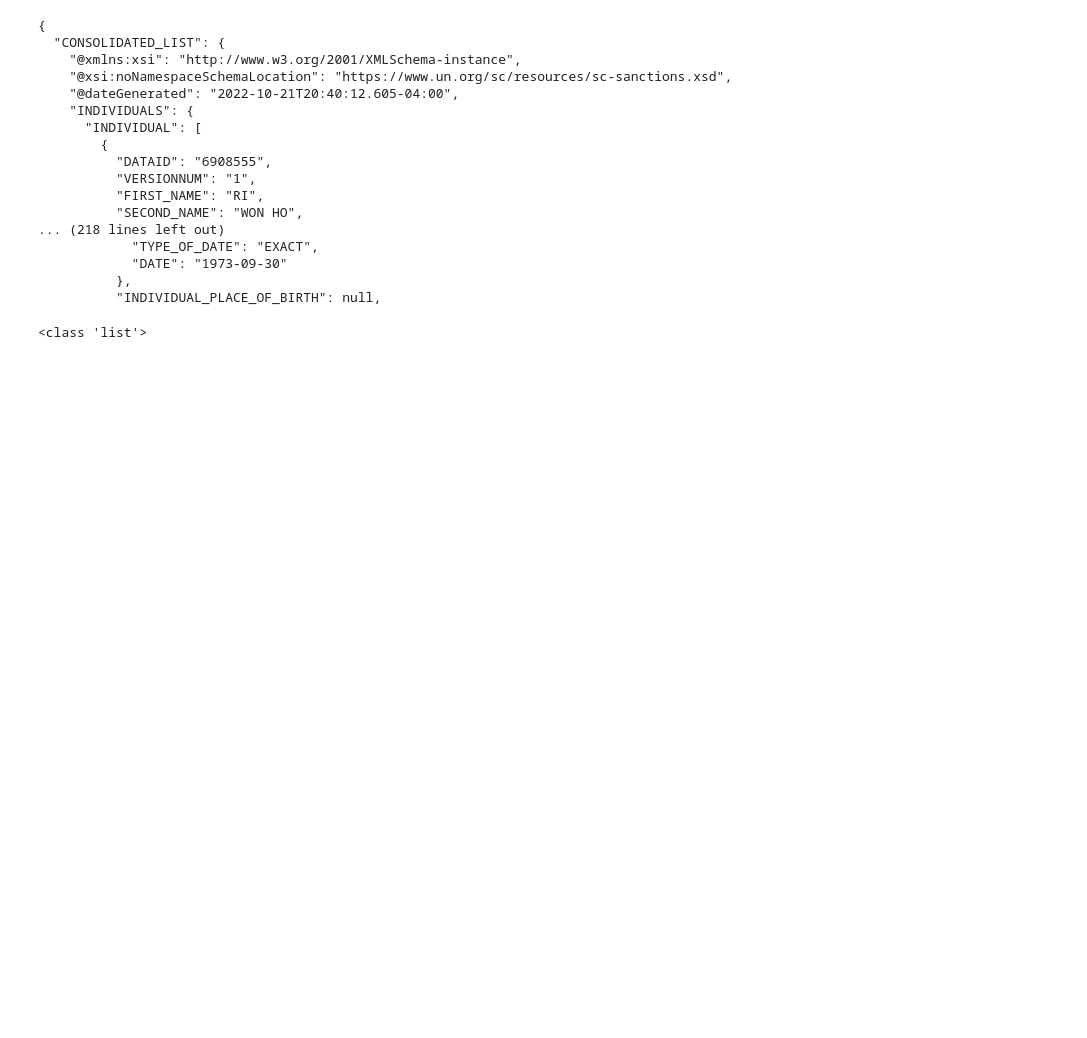
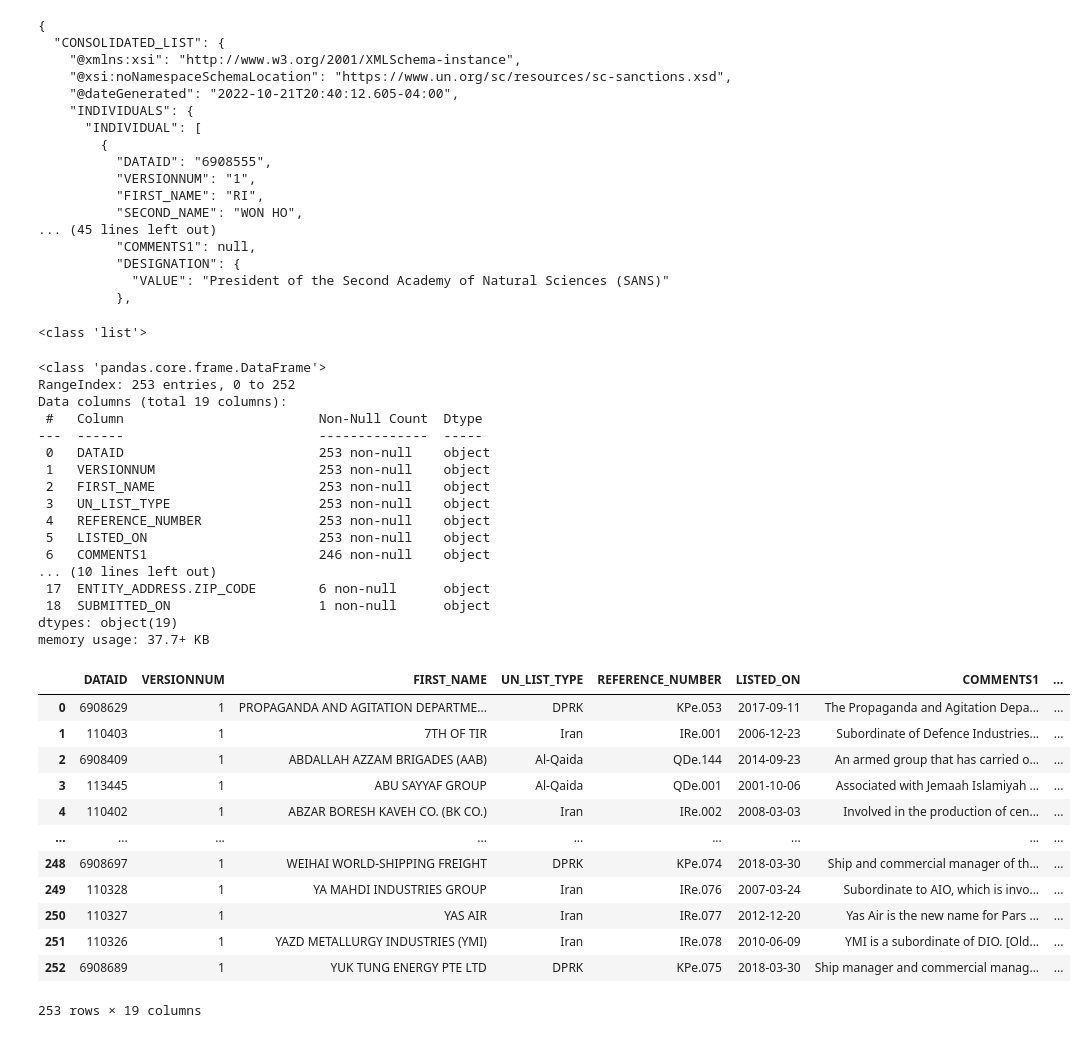
Before and after one commit to johnfkraus/un-sanctions, a Jupyter notebook: xmltodicttest3.ipynb, the cells around one changed output. Drawn from its saved outputs; the diff is of its cells as text; code cells hidden in the pictures; blank space fills up the shorter version.

```diff
--- a/xmltodicttest3.ipynb
+++ b/xmltodicttest3.ipynb
@@ -2,16 +2,15 @@
 import xmltodict
 import json
 import pandas as pd
+import numpy as np
 
 # with open('consol.xml', 'r') as f:
 with open('consolidated.xml', 'r') as f:
     data = f.read()
 
-consol_dict = xmltodict.parse(data)
-
-consol_json = json.dumps(consol_dict, indent=2)
-
-print(consol_json[:8000])
+cons_dict = xmltodict.parse(data)
+cons_json = json.dumps(cons_dict, indent=2)
+print(cons_json[:2000])
 # %% [output]
 {
   "CONSOLIDATED_LIST": {
@@ -25,9 +24,9 @@ print(consol_json[:8000])
           "VERSIONNUM": "1",
           "FIRST_NAME": "RI",
           "SECOND_NAME": "WON HO",
-... (218 lines left out)
-            "TYPE_OF_DATE": "EXACT",
-            "DATE": "1973-09-30"
+... (45 lines left out)
+          "COMMENTS1": null,
+          "DESIGNATION": {
+            "VALUE": "President of the Second Academy of Natural Sciences (SANS)"
           },
-          "INDIVIDUAL_PLACE_OF_BIRTH": null,
 # %%
@@ -56,0 +48,53 @@ df_norm['CONN_COUNT'] = df_norm['TARGETS'].str.len()
+# %%
+entities = cons_dict['CONSOLIDATED_LIST']['ENTITIES']['ENTITY']
+ent_json = json.dumps(entities, indent=2)
+# print(ent_json[:1000])
+df_ent_norm = pd.json_normalize(entities, meta=[
+                                            ['ENTITY_ADDRESS','STREET', 'CITY', 'COUNTRY','STATE_PROVINCE','ZIP_CODE', 'NOTE'],
+                                            ['ENTITY_ALIAS', 'QUALITY', 'ALIAS_NAME']
+])
+
+df_ent_norm = df_ent_norm.drop(columns=['SORT_KEY', 'SORT_KEY_LAST_MOD','ENTITY_ADDRESS', 'ENTITY_ALIAS'])
+df_ent_norm.info()
+df_ent_norm
+
+# ,
+#                                     meta=[
+#                                           ['INDIVIDUAL_ADDRESS', 'COUNTRY', 'STATE_PROVINCE','ZIP_CODE', 'NOTE'],
+#                                           ['INDIVIDUAL_DOCUMENT', 'TYPE_OF_DOCUMENT', 'NUMBER', 'ISSUING_COUNTRY', 'NOTE'],
+#                                     ['INDIVIDUAL_DATE_OF_BIRTH', 'TYPE_OF_DATE', 'DATE'],
+#                                     ['INDIVIDUAL_ALIAS', 'QUALITY', 'ALIAS_NAME'],
+#                                      ['INDIVIDUAL_PLACE_OF_BIRTH','CITY', 'STATE_PROVINCE', 'COUNTRY']
+#                                           ]
+#                                    )  #, record_path =['INDIVIDUAL'])
+# %% [output]
+<class 'pandas.core.frame.DataFrame'>
+RangeIndex: 253 entries, 0 to 252
+Data columns (total 19 columns):
+ #   Column                         Non-Null Count  Dtype
+---  ------                         --------------  -----
+ 0   DATAID                         253 non-null    object
+ 1   VERSIONNUM                     253 non-null    object
+ 2   FIRST_NAME                     253 non-null    object
+ 3   UN_LIST_TYPE                   253 non-null    object
+ 4   REFERENCE_NUMBER               253 non-null    object
+ 5   LISTED_ON                      253 non-null    object
+ 6   COMMENTS1                      246 non-null    object
+... (10 lines left out)
+ 17  ENTITY_ADDRESS.ZIP_CODE        6 non-null      object
+ 18  SUBMITTED_ON                   1 non-null      object
+dtypes: object(19)
+memory usage: 37.7+ KB
+|  | DATAID | VERSIONNUM | FIRST_NAME | UN_LIST_TYPE | REFERENCE_NUMBER | LISTED_ON | COMMENTS1 | ... |
+| 0 | 6908629 | 1 | PROPAGANDA AND AGITATION DEPARTME... | DPRK | KPe.053 | 2017-09-11 | The Propaganda and Agitation Depa... | ... |
+| 1 | 110403 | 1 | 7TH OF TIR | Iran | IRe.001 | 2006-12-23 | Subordinate of Defence Industries... | ... |
+| 2 | 6908409 | 1 | ABDALLAH AZZAM BRIGADES (AAB) | Al-Qaida | QDe.144 | 2014-09-23 | An armed group that has carried o... | ... |
+| 3 | 113445 | 1 | ABU SAYYAF GROUP | Al-Qaida | QDe.001 | 2001-10-06 | Associated with Jemaah Islamiyah ... | ... |
+| 4 | 110402 | 1 | ABZAR BORESH KAVEH CO. (BK CO.) | Iran | IRe.002 | 2008-03-03 | Involved in the production of cen... | ... |
+| ... | ... | ... | ... | ... | ... | ... | ... | ... |
+| 248 | 6908697 | 1 | WEIHAI WORLD-SHIPPING FREIGHT | DPRK | KPe.074 | 2018-03-30 | Ship and commercial manager of th... | ... |
+| 249 | 110328 | 1 | YA MAHDI INDUSTRIES GROUP | Iran | IRe.076 | 2007-03-24 | Subordinate to AIO, which is invo... | ... |
+| 250 | 110327 | 1 | YAS AIR | Iran | IRe.077 | 2012-12-20 | Yas Air is the new name for Pars ... | ... |
+| 251 | 110326 | 1 | YAZD METALLURGY INDUSTRIES (YMI) | Iran | IRe.078 | 2010-06-09 | YMI is a subordinate of DIO. [Old... | ... |
+| 252 | 6908689 | 1 | YUK TUNG ENERGY PTE LTD | DPRK | KPe.075 | 2018-03-30 | Ship manager and commercial manag... | ... |
+253 rows × 19 columns
```
Also changed, not shown: parts of 12 cells of this notebook, 2 other files.
